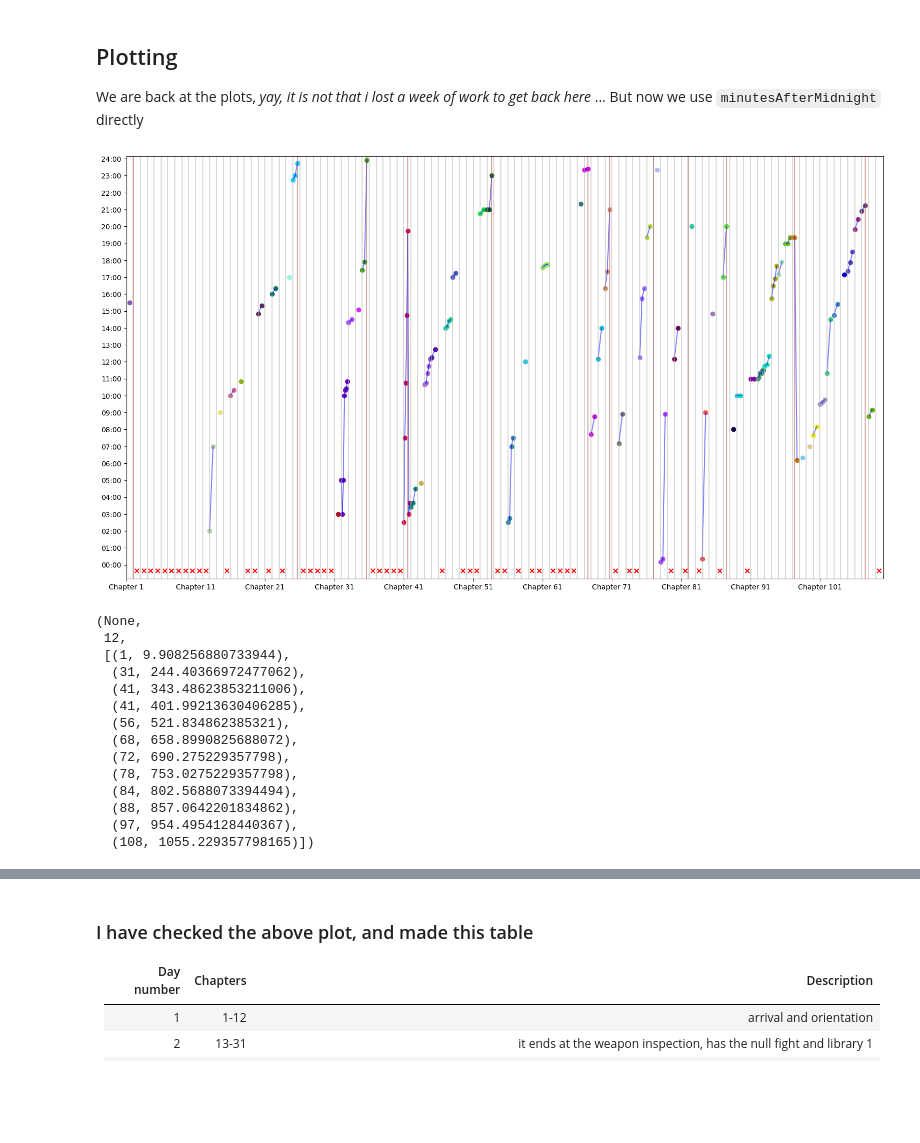
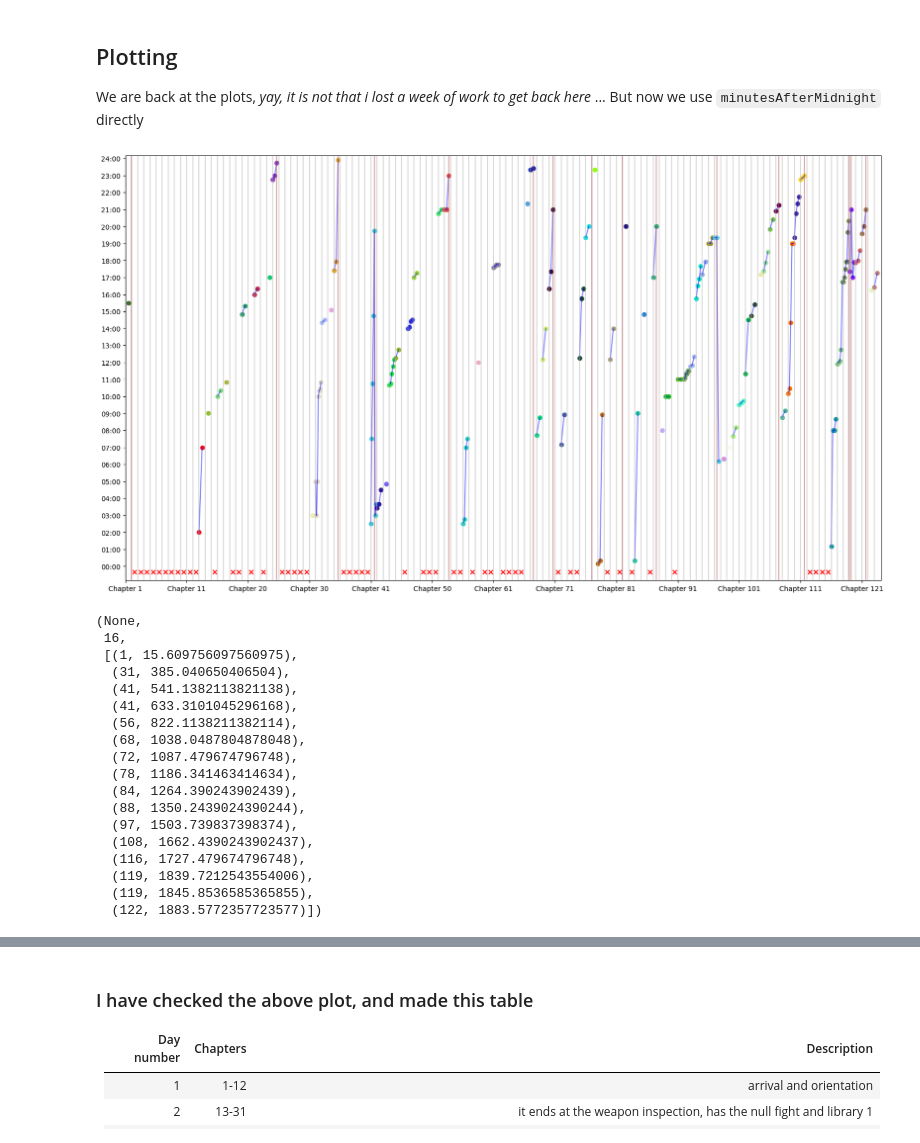
Before and after one commit to KekKom/WPAtaMS-Analyzer, a Jupyter notebook: analyzer.ipynb, the cells around one changed output, grey strips where cells are left out. Saved outputs shown, nothing was run; the diff lists cells and outputs as text; code cells hidden in the pictures; blank space fills up the shorter version.

```diff
--- a/analyzer.ipynb
+++ b/analyzer.ipynb
@@ -134,7 +459,7 @@ ax = fig.add_subplot(111)
 fig = plt.gcf()
 size = fig.get_size_inches()*fig.dpi
 
-unit = size[1].item()/len(timestamps)
+unit = size[0].item()/len(timestamps)
 halfUnit = unit/2
 
 datechanges = []
@@ -183,45 +508,51 @@ for chapterNumber,chapter in enumerate(timestamps):
     interUnit = unit/len(chapter)
 
     for timestampNumer,timestamp in enumerate(chapter):
         if previousTimestamp - timestamp > 120 and previousPosition != 0:
             datechanges.append((chapterNumber+1,previousPosition))
         previousTimestamp = timestamp
         previousPosition = xStart + (interUnit * timestampNumer)
 
 
 for datechange in datechanges:
     plt.axvline(datechange[1],color=(0.7,0.3,0.3,0.5))
     pass
 
 
 def minutes_to_hhmm(x,pos=0):
     hours = int(x // 60)
     minutes = int(x % 60)
     return f'{hours:02d}:{minutes:02d}'
 
 ax.yaxis.set_major_formatter(ticker.FuncFormatter(minutes_to_hhmm))
 ax.yaxis.set_major_locator(ticker.MultipleLocator(60))
 
 ax.xaxis.set_major_formatter(ticker.FuncFormatter(lambda x, pos: f'Chapter {int(x/unit)+1}'))
 ax.xaxis.set_major_locator(ticker.MultipleLocator(unit*10))
 
 plt.ylim(-50,60*24+10)
 plt.xlim(left=0,right=unit*len(timestamps)+(unit/10))
+plt.subplots_adjust(left=0.1, right=0.9, top=0.9, bottom=0.1)
+
 
 plt.show(),len(datechanges),datechanges
 # %% [output]
-[figure, old version]
+[figure, new version]
 (None,
- 12,
- [(1, 9.908256880733944),
-  (31, 244.40366972477062),
-  (41, 343.48623853211006),
-  (41, 401.99213630406285),
-  (56, 521.834862385321),
-  (68, 658.8990825688072),
-  (72, 690.275229357798),
-  (78, 753.0275229357798),
-  (84, 802.5688073394494),
-  (88, 857.0642201834862),
-  (97, 954.4954128440367),
-  (108, 1055.229357798165)])
+ 16,
+ [(1, 15.609756097560975),
+  (31, 385.040650406504),
+  (41, 541.1382113821138),
+  (41, 633.3101045296168),
+  (56, 822.1138211382114),
+  (68, 1038.0487804878048),
+  (72, 1087.479674796748),
+  (78, 1186.341463414634),
+  (84, 1264.390243902439),
+  (88, 1350.2439024390244),
+  (97, 1503.739837398374),
+  (108, 1662.4390243902437),
+  (116, 1727.479674796748),
+  (119, 1839.7212543554006),
+  (119, 1845.8536585365855),
+  (122, 1883.5772357723577)])
```
Also changed, not shown: parts of 10 cells of this notebook, 1 other file.
